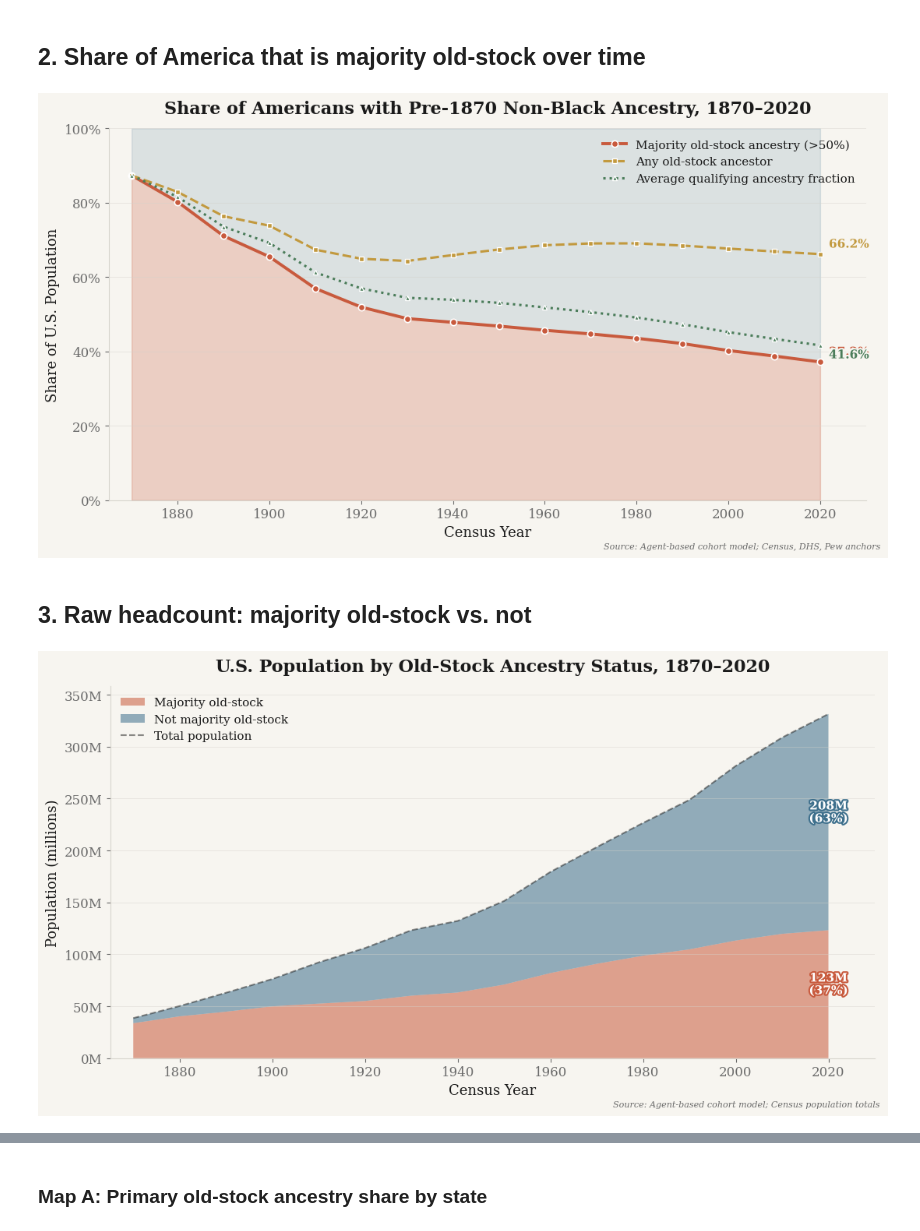
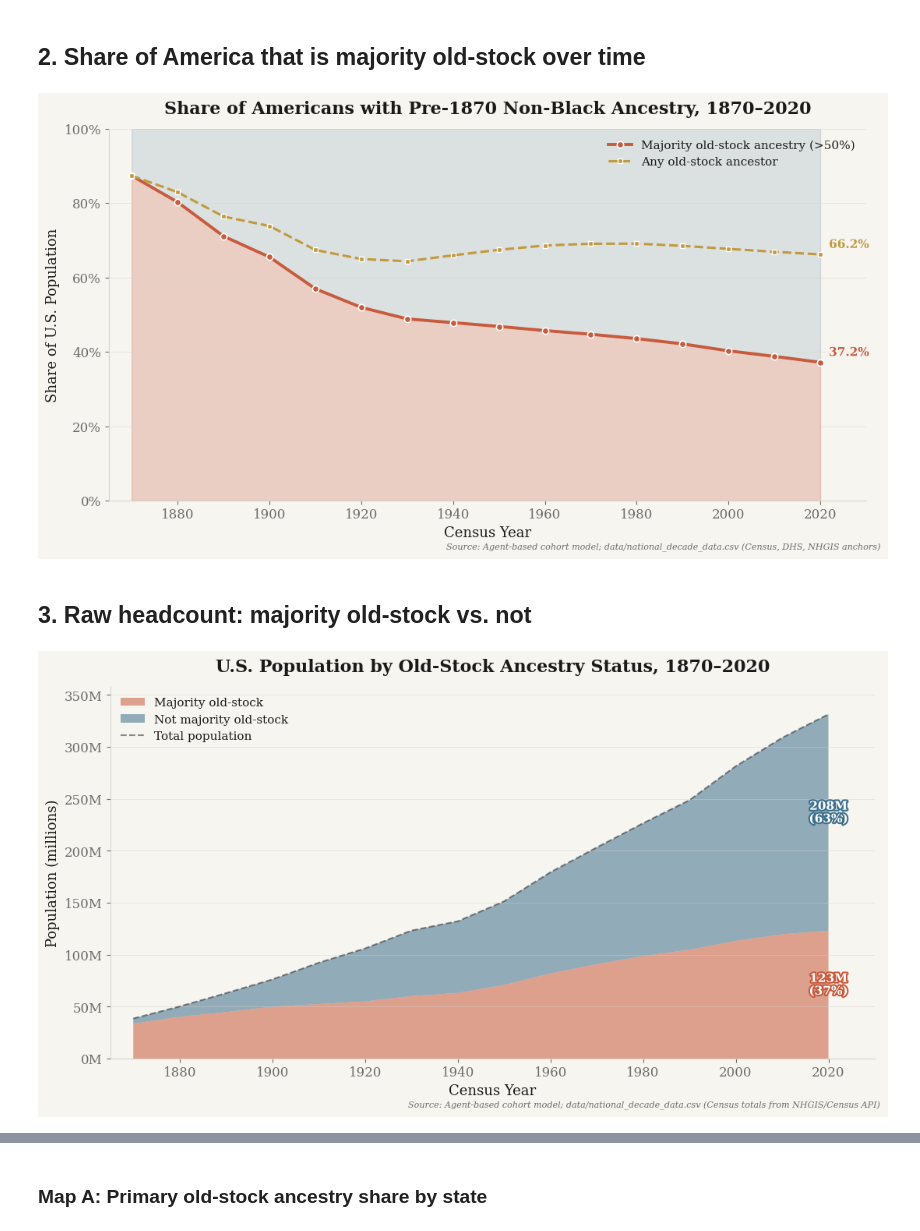
Before and after one commit to hanshanley/pre1870_pop, a Jupyter notebook: notebooks/old_stock_analysis.ipynb, the cells around one changed output, grey strips where cells are left out. Drawn from its saved outputs; the diff is of its cells as text; code cells hidden in the pictures.

```diff
--- a/notebooks/old_stock_analysis.ipynb
+++ b/notebooks/old_stock_analysis.ipynb
@@ -141,41 +144,36 @@ ax.plot(years, [p * 100 for p in pct_majority_old_stock],
         markeredgecolor="white", markeredgewidth=1.2,
         label="Majority old-stock ancestry (>50%)")
 ax.plot(years, [p * 100 for p in pct_any_old_stock],
         color=SUBSTACK_GOLD, linewidth=2.2, marker="s", markersize=5,
         markeredgecolor="white", markeredgewidth=1.0,
         label="Any old-stock ancestor", linestyle="--")
-ax.plot(years, [p * 100 for p in pct_avg_ancestry],
-        color=SUBSTACK_GREEN, linewidth=2.2, marker="^", markersize=5,
-        markeredgecolor="white", markeredgewidth=1.0,
-        label="Average qualifying ancestry fraction", linestyle=":")
 
-# Annotations at 2020
 for val, label, color, va in [
     (pct_majority_old_stock[-1], f"{pct_majority_old_stock[-1]:.1%}", SUBSTACK_ACCENT, "bottom"),
     (pct_any_old_stock[-1],     f"{pct_any_old_stock[-1]:.1%}",      SUBSTACK_GOLD,   "bottom"),
-    (pct_avg_ancestry[-1],      f"{pct_avg_ancestry[-1]:.1%}",       SUBSTACK_GREEN,  "top"),
 ]:
     ax.annotate(label, xy=(2020, val * 100), xytext=(8, 6 if va == "bottom" else -12),
                 textcoords="offset points", fontsize=11, fontweight="bold", color=color,
                 path_effects=[pe.withStroke(linewidth=3, foreground=SUBSTACK_BG)])
 
 ax.set_xlim(1865, 2030)
 ax.set_ylim(0, 100)
 ax.yaxis.set_major_formatter(mtick.PercentFormatter())
 ax.set_xlabel("Census Year")
 ax.set_ylabel("Share of U.S. Population")
 ax.set_title("Share of Americans with Pre-1870 Non-Black Ancestry, 1870–2020",
              fontweight="bold", pad=14)
 ax.legend(loc="upper right", frameon=False)
 ax.grid(axis="y", linestyle="-", linewidth=0.5)
 
-fig.text(0.99, 0.01, "Source: Agent-based cohort model; Census, DHS, Pew anchors",
+fig.text(0.99, 0.01,
+         "Source: Agent-based cohort model; data/national_decade_data.csv (Census, DHS, NHGIS anchors)",
          ha="right", fontsize=8, color=SUBSTACK_MUTED, style="italic")
 plt.tight_layout()
 plt.savefig("../outputs/pct_old_stock_over_time.png", dpi=200, bbox_inches="tight")
 plt.show()
 # %% [output]
-[figure, old version]
+[figure, new version]
 # %% [markdown]
 ## 3. Raw headcount: majority old-stock vs. not
 # %%
@@ -193,10 +191,8 @@ ax.stackplot(years, raw_maj_m, raw_not_m,
 ax.plot(years, pop_m, color=SUBSTACK_TEXT, linewidth=1.5, linestyle="--",
         alpha=0.5, label="Total population")
 
-# Annotate 2020 values
 y_maj = raw_maj_m[-1]
 y_not = raw_not_m[-1]
-y_tot = pop_m[-1]
 ax.annotate(f"{y_maj:.0f}M\n({pct_majority_old_stock[-1]:.0%})",
             xy=(2020, y_maj / 2), fontsize=11, fontweight="bold",
             color="white", ha="center",
@@ -216,11 +212,12 @@ ax.set_title("U.S. Population by Old-Stock Ancestry Status, 1870–2020",
 ax.legend(loc="upper left", frameon=False)
 ax.grid(axis="y", linestyle="-", linewidth=0.5)
 
-fig.text(0.99, 0.01, "Source: Agent-based cohort model; Census population totals",
+fig.text(0.99, 0.01,
+         "Source: Agent-based cohort model; data/national_decade_data.csv (Census totals from NHGIS/Census API)",
          ha="right", fontsize=8, color=SUBSTACK_MUTED, style="italic")
 plt.tight_layout()
 plt.savefig("../outputs/raw_headcount_old_stock.png", dpi=200, bbox_inches="tight")
 plt.show()
 # %% [output]
-[figure, old version]
+[figure, new version]
 # %% [markdown]
```
Also changed, not shown: parts of 7 cells of this notebook, 13 other files.
